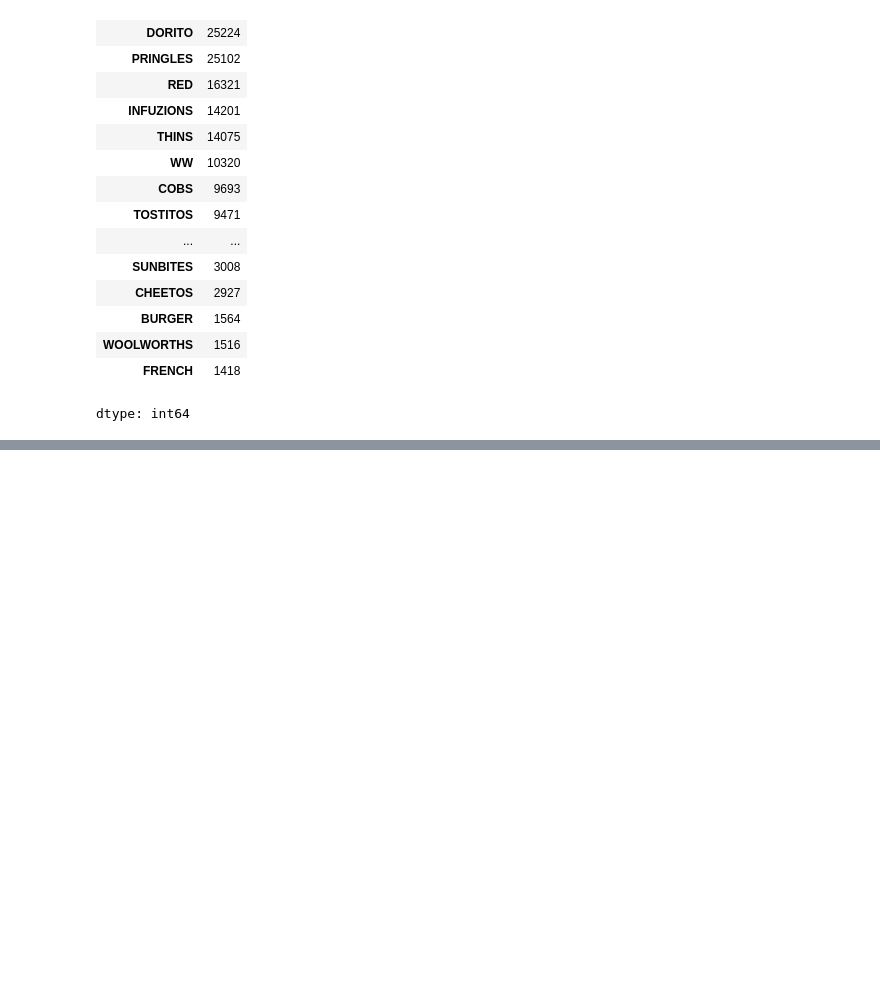
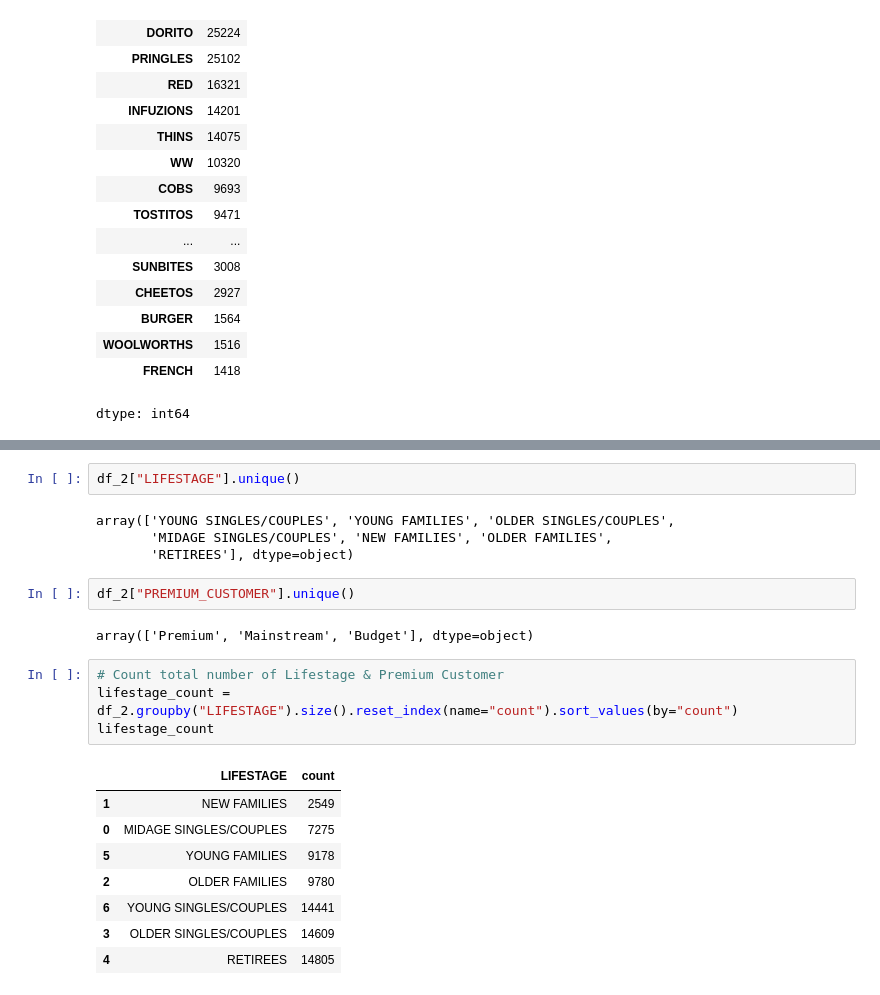
Before and after one commit to Vedant-cloud-ctrl/Quantium, a Jupyter notebook: Quantium_Task_1.ipynb, the cells around one changed output, grey strips where cells are left out. Drawn from its saved outputs; the diff is of its cells as text; blank space fills up the shorter version.

```diff
--- a/Quantium_Task_1.ipynb
+++ b/Quantium_Task_1.ipynb
@@ -457,0 +479,23 @@ dtype: int64
+# %%
+df_2["LIFESTAGE"].unique()
+# %% [output]
+array(['YOUNG SINGLES/COUPLES', 'YOUNG FAMILIES', 'OLDER SINGLES/COUPLES',
+       'MIDAGE SINGLES/COUPLES', 'NEW FAMILIES', 'OLDER FAMILIES',
+       'RETIREES'], dtype=object)
+# %%
+df_2["PREMIUM_CUSTOMER"].unique()
+# %% [output]
+array(['Premium', 'Mainstream', 'Budget'], dtype=object)
+# %%
+# Count total number of Lifestage & Premium Customer
+lifestage_count = df_2.groupby("LIFESTAGE").size().reset_index(name="count").sort_values(by="count")
+lifestage_count
+# %% [output]
+|  | LIFESTAGE | count |
+| 1 | NEW FAMILIES | 2549 |
+| 0 | MIDAGE SINGLES/COUPLES | 7275 |
+| 5 | YOUNG FAMILIES | 9178 |
+| 2 | OLDER FAMILIES | 9780 |
+| 6 | YOUNG SINGLES/COUPLES | 14441 |
+| 3 | OLDER SINGLES/COUPLES | 14609 |
+| 4 | RETIREES | 14805 |
```
Also changed, not shown: parts of 18 cells of this notebook.
